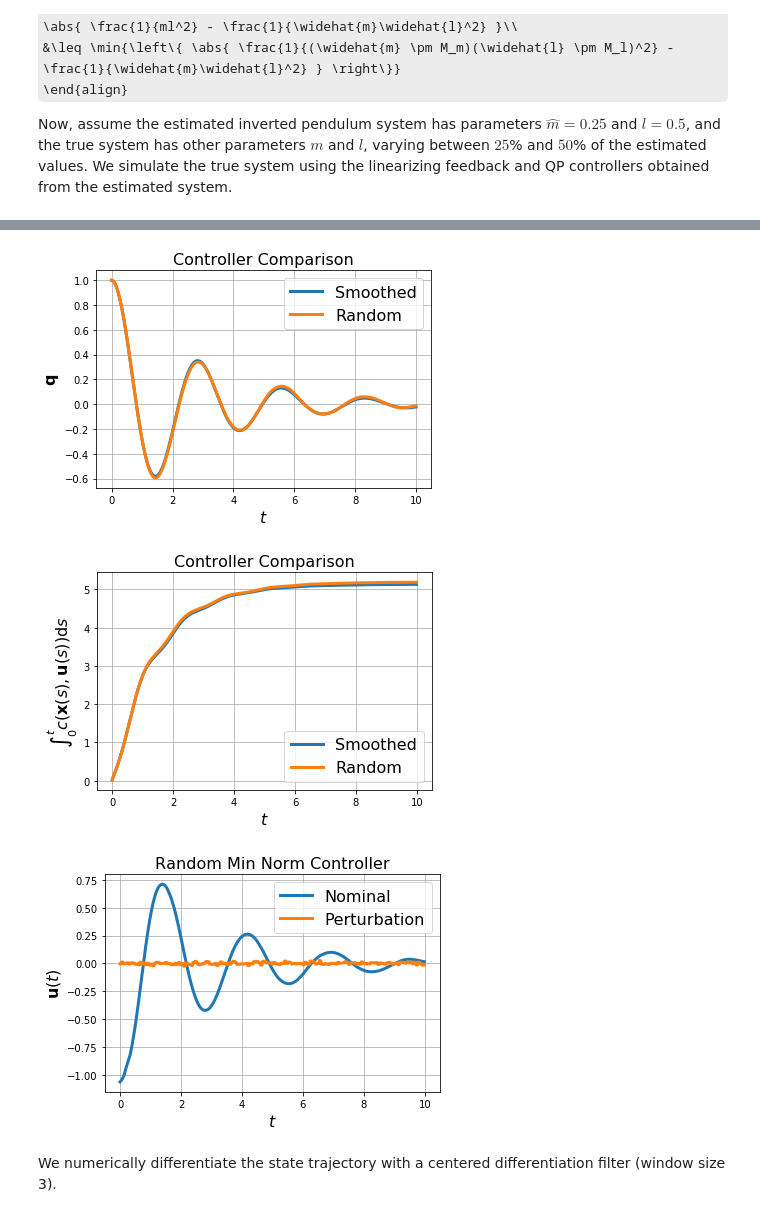
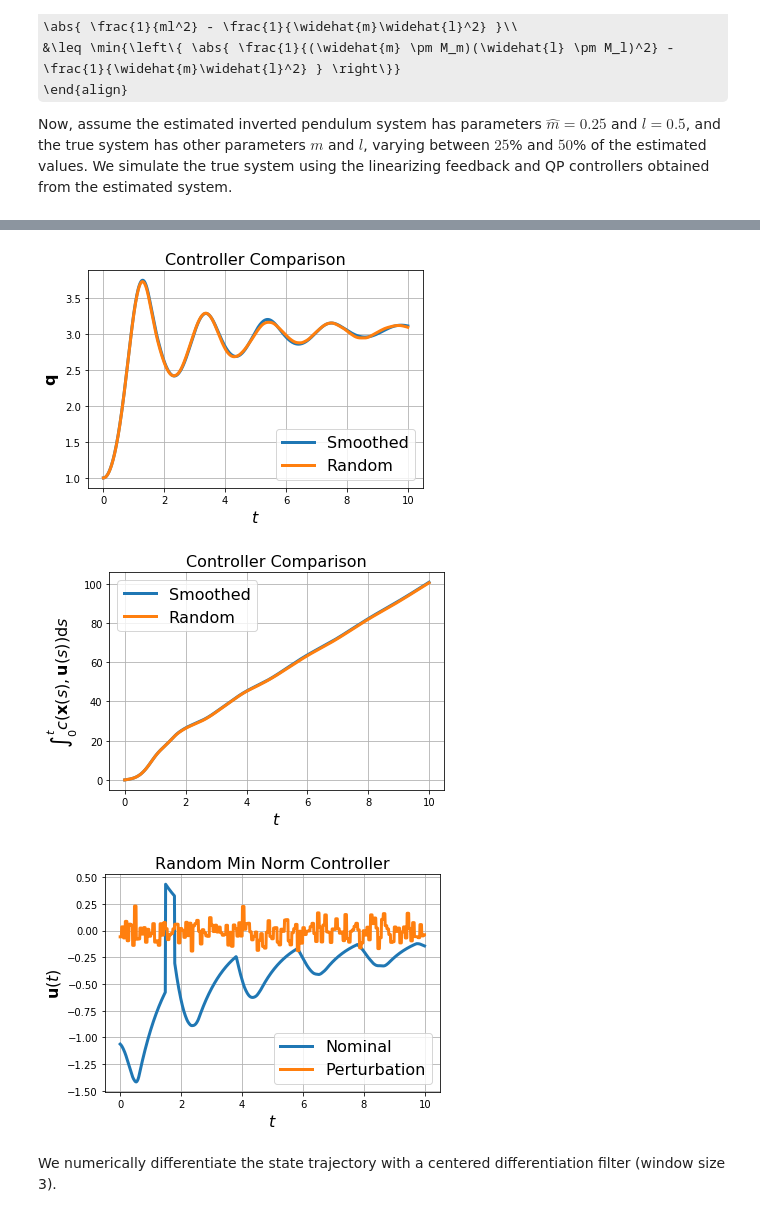
Before and after one commit to vdorobantu/lyapy, a Jupyter notebook: inverted-pendulum.ipynb, the cells around one changed output, grey strips where cells are left out. Saved outputs shown, nothing was run; the diff lists cells and outputs as text; code cells hidden in the pictures; some formulas as TeX source.

```diff
--- a/inverted-pendulum.ipynb
+++ b/inverted-pendulum.ipynb
@@ -278,8 +278,8 @@ Now, assume the estimated inverted pendulum system has parameters $\widehat{m} =
 m_hat = m
 l_hat = l
 
-m = m_hat + sign(rand() - 0.5) * 0.25 * (rand() + 1) * m
-l = l_hat + sign(rand() - 0.5) * 0.25 * (rand() + 1) * l
+m = m_hat + 0.25 * (rand() + 1) * m_hat
+l = l_hat + 0.25 * (rand() + 1) * l_hat
 
 system_true = InvertedPendulum(m, l, g)
 system_est = InvertedPendulum(m_hat, l_hat, g)
@@ -305,7 +305,6 @@ grid()
 legend(fontsize=16)
 xlabel('$t$', fontsize=16)
 ylabel('$\\mathbf{q}$', fontsize=16)
-show()
 
 figure()
 title('Min Norm Controller on True System', fontsize=16)
@@ -317,5 +316,14 @@ grid()
 legend(fontsize=16)
 xlabel('$t$', fontsize=16)
 ylabel('$\int_{0}^t c(\mathbf{x}(s), \mathbf{u}(s)) \mathrm{d}s$', fontsize=16)
+
+figure()
+title('Min Norm Controller on True System', fontsize=16)
+xs, lqr_costs = data_qp_est
+plot(ts[:-1], us, linewidth=3)
+grid()
+xlabel('$t$', fontsize=16)
+ylabel('$\\mathbf{u}(t)$', fontsize=16)
+
 show()
 # %% [output]
@@ -424,5 +420,5 @@ for covariance $\bs{\Sigma} \in \bb{S}^n_{++}$. We simulate the system using thi
 # %%
-cov = (0.01 ** 2) * identity(n)
+cov = (0.1 ** 2) * identity(n)
 reps = 5
 
 qp_rand = RandomController(qp_smooth, cov, reps)
@@ -439,36 +435,36 @@ plot(ts, xs[:, :n], linewidth=3, label='Smoothed')
 xs, _ = data_qp_rand
 plot(ts, xs[:, :n], linewidth=3, label='Random')
 grid()
 legend(fontsize=16)
 xlabel('$t$', fontsize=16)
 ylabel('$\\mathbf{q}$', fontsize=16)
 show()
 
 figure()
 title('Controller Comparison', fontsize=16)
 _, lqr_costs = data_qp_smooth
 plot(ts[:-1], lqr_costs, linewidth=3, label='Smoothed')
 _, lqr_costs = data_qp_rand
 plot(ts[:-1], lqr_costs, linewidth=3, label='Random')
 grid()
 legend(fontsize=16)
 xlabel('$t$', fontsize=16)
 ylabel('$\int_{0}^t c(\mathbf{x}(s), \mathbf{u}(s)) \mathrm{d}s$', fontsize=16)
 show()
 
 figure()
 title('Random Min Norm Controller', fontsize=16)
 plot(ts[:-1], us[:, 0], linewidth=3, label='Nominal')
 plot(ts[:-1], us[:, 1], linewidth=3, label='Perturbation')
 grid()
 legend(fontsize=16)
 xlabel('$t$', fontsize=16)
 ylabel('$\\mathbf{u}(t)$', fontsize=16)
 show()
 # %% [output]
-[figure, old version]
+[figure, new version]
-[figure, old version]
+[figure, new version]
-[figure, old version]
+[figure, new version]
 # %% [markdown]
 We numerically differentiate the state trajectory with a centered differentiation filter (window size 3).
 # %%
```
Also changed, not shown: parts of 14 cells of this notebook.
